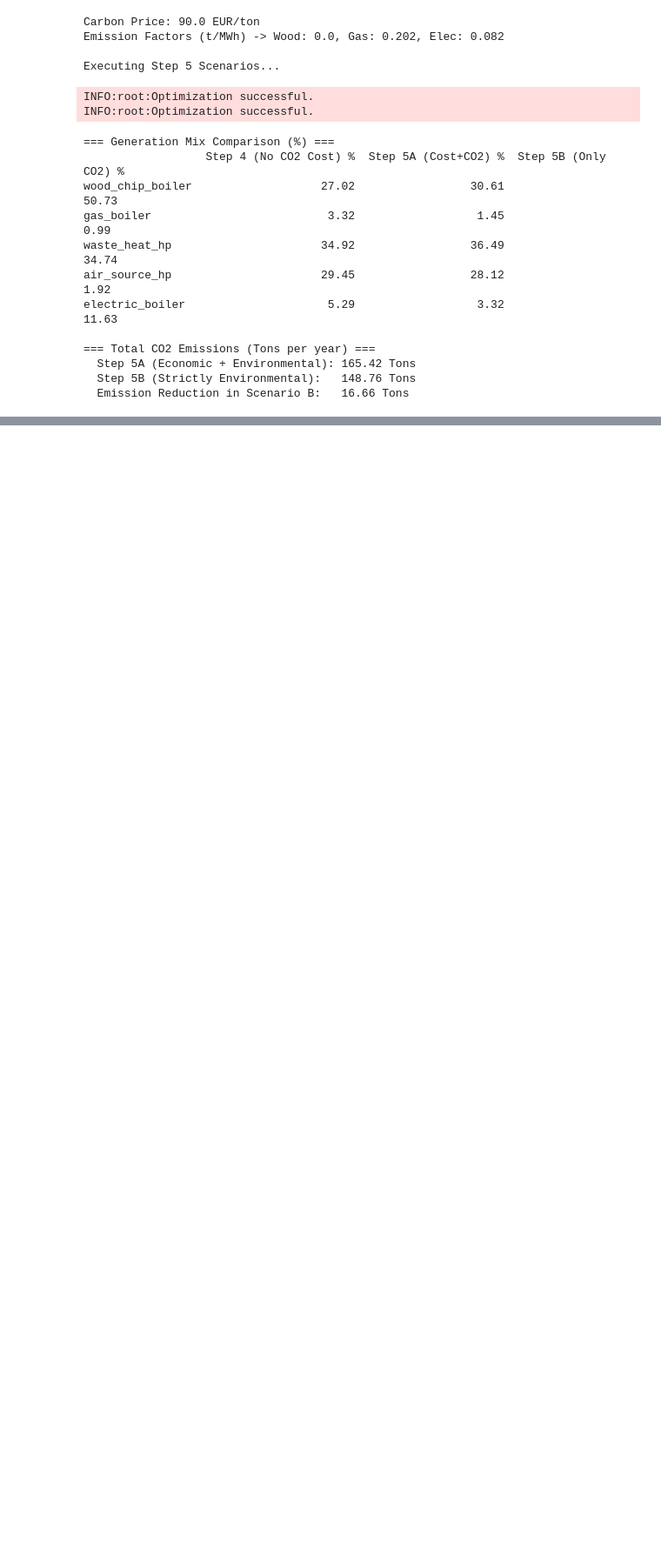
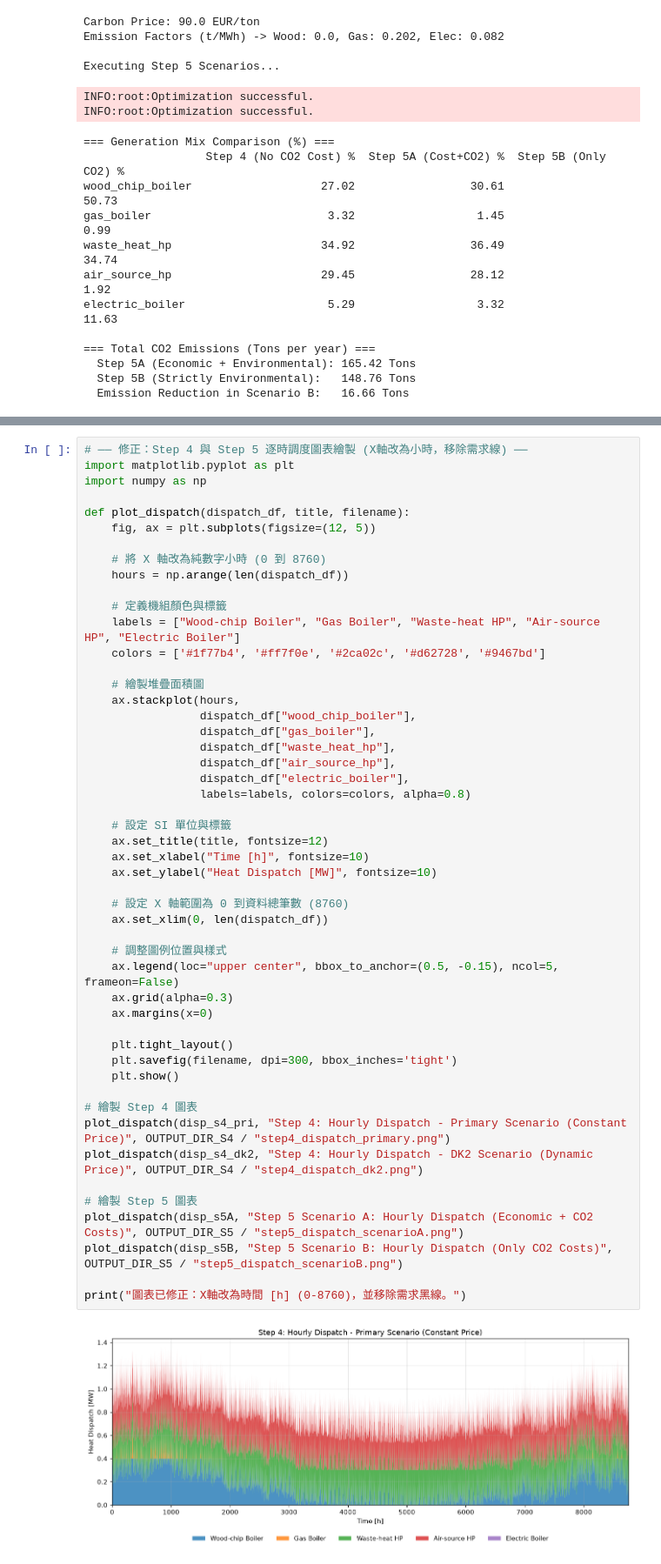
Before and after one commit to chiling2001/MJ2505-POES--Project-2, a Jupyter notebook: step345.ipynb, the cells around one changed output, grey strips where cells are left out. Shown at 87% size. Drawn from its saved outputs; the diff is of its cells as text; blank space fills up the shorter version.

```diff
--- a/step345.ipynb
+++ b/step345.ipynb
@@ -1906,0 +1941,52 @@ electric_boiler                     5.29                  3.32                 1
+# %%
+# ── 修正：Step 4 與 Step 5 逐時調度圖表繪製 (X軸改為小時，移除需求線) ──
+import matplotlib.pyplot as plt
+import numpy as np
+
+def plot_dispatch(dispatch_df, title, filename):
+    fig, ax = plt.subplots(figsize=(12, 5))
+
+    # 將 X 軸改為純數字小時 (0 到 8760)
+    hours = np.arange(len(dispatch_df))
+
+    # 定義機組顏色與標籤
+    labels = ["Wood-chip Boiler", "Gas Boiler", "Waste-heat HP", "Air-source HP", "Electric Boiler"]
+    colors = ['#1f77b4', '#ff7f0e', '#2ca02c', '#d62728', '#9467bd']
+
+    # 繪製堆疊面積圖
+    ax.stackplot(hours,
+                 dispatch_df["wood_chip_boiler"],
+                 dispatch_df["gas_boiler"],
+                 dispatch_df["waste_heat_hp"],
+                 dispatch_df["air_source_hp"],
+                 dispatch_df["electric_boiler"],
+                 labels=labels, colors=colors, alpha=0.8)
+
+    # 設定 SI 單位與標籤
+    ax.set_title(title, fontsize=12)
+    ax.set_xlabel("Time [h]", fontsize=10)
+    ax.set_ylabel("Heat Dispatch [MW]", fontsize=10)
+
+    # 設定 X 軸範圍為 0 到資料總筆數 (8760)
+    ax.set_xlim(0, len(dispatch_df))
+
+    # 調整圖例位置與樣式
+    ax.legend(loc="upper center", bbox_to_anchor=(0.5, -0.15), ncol=5, frameon=False)
+    ax.grid(alpha=0.3)
+    ax.margins(x=0)
+
+    plt.tight_layout()
+    plt.savefig(filename, dpi=300, bbox_inches='tight')
+    plt.show()
+
+# 繪製 Step 4 圖表
+plot_dispatch(disp_s4_pri, "Step 4: Hourly Dispatch - Primary Scenario (Constant Price)", OUTPUT_DIR_S4 / "step4_dispatch_primary.png")
+plot_dispatch(disp_s4_dk2, "Step 4: Hourly Dispatch - DK2 Scenario (Dynamic Price)", OUTPUT_DIR_S4 / "step4_dispatch_dk2.png")
+
+# 繪製 Step 5 圖表
+plot_dispatch(disp_s5A, "Step 5 Scenario A: Hourly Dispatch (Economic + CO2 Costs)", OUTPUT_DIR_S5 / "step5_dispatch_scenarioA.png")
+plot_dispatch(disp_s5B, "Step 5 Scenario B: Hourly Dispatch (Only CO2 Costs)", OUTPUT_DIR_S5 / "step5_dispatch_scenarioB.png")
+
+print("圖表已修正：X軸改為時間 [h] (0-8760)，並移除需求黑線。")
+# %% [output]
+[figure, added]
```
Also changed, not shown: parts of 5 cells of this notebook.
